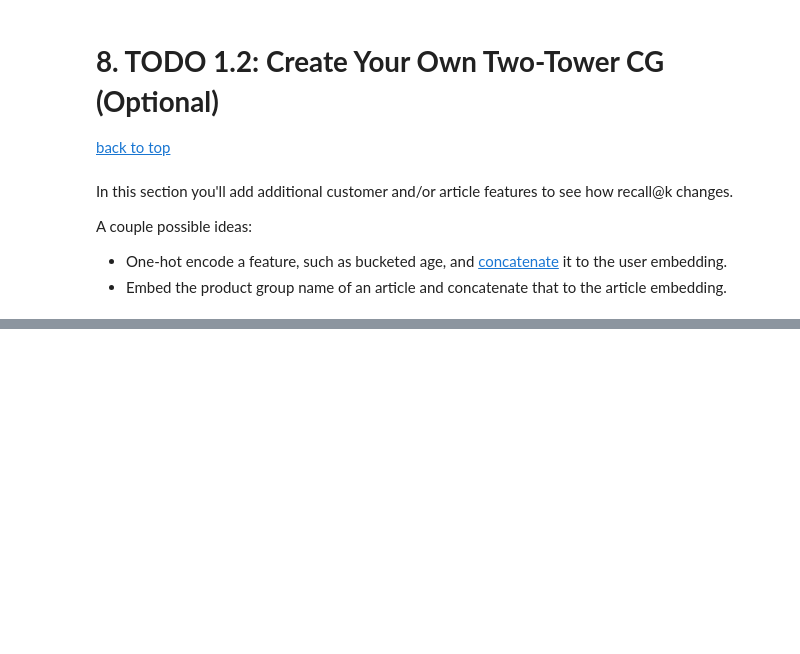
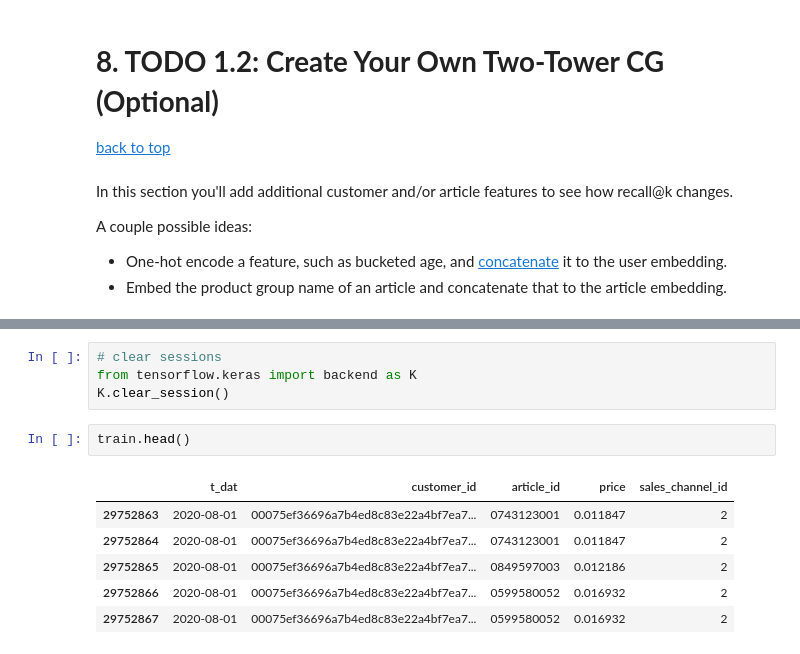
Before and after one commit to yudhiesh/corise-Personalized-Recommendations-at-Scale, a Jupyter notebook: run_2/week1_project_CandidateGenerators_run2_yudhiesh.ipynb, the cells around one changed output, grey strips where cells are left out. Saved outputs shown, nothing was run; the diff lists cells and outputs as text; blank space fills up the shorter version.

```diff
--- a/run_2/week1_project_CandidateGenerators_run2_yudhiesh.ipynb
+++ b/run_2/week1_project_CandidateGenerators_run2_yudhiesh.ipynb
@@ -1005,0 +798,13 @@ Recall @ 1000 Candidates: 0.17366
+# %%
+# clear sessions
+from tensorflow.keras import backend as K
+K.clear_session()
+# %%
+train.head()
+# %% [output]
+|  | t_dat | customer_id | article_id | price | sales_channel_id |
+| 29752863 | 2020-08-01 | 00075ef36696a7b4ed8c83e22a4bf7ea7... | 0743123001 | 0.011847 | 2 |
+| 29752864 | 2020-08-01 | 00075ef36696a7b4ed8c83e22a4bf7ea7... | 0743123001 | 0.011847 | 2 |
+| 29752865 | 2020-08-01 | 00075ef36696a7b4ed8c83e22a4bf7ea7... | 0849597003 | 0.012186 | 2 |
+| 29752866 | 2020-08-01 | 00075ef36696a7b4ed8c83e22a4bf7ea7... | 0599580052 | 0.016932 | 2 |
+| 29752867 | 2020-08-01 | 00075ef36696a7b4ed8c83e22a4bf7ea7... | 0599580052 | 0.016932 | 2 |
```
Also changed, not shown: parts of 67 cells of this notebook.
